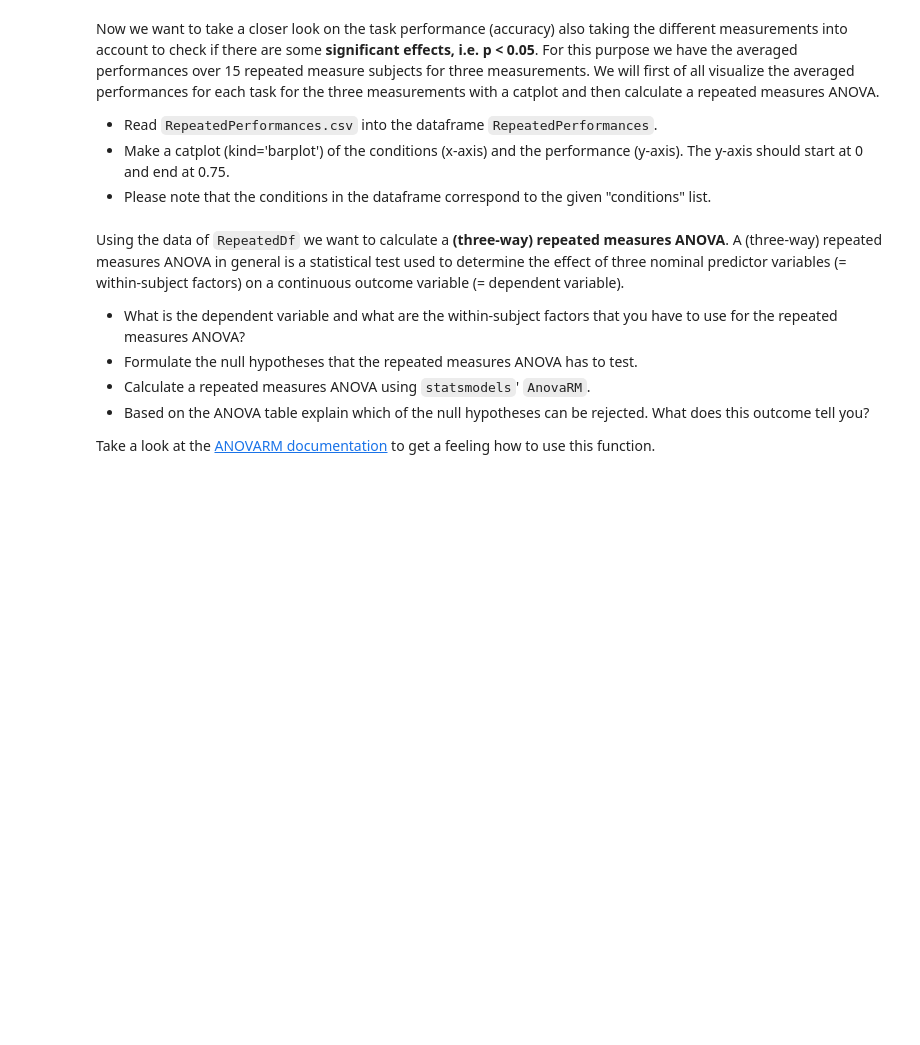
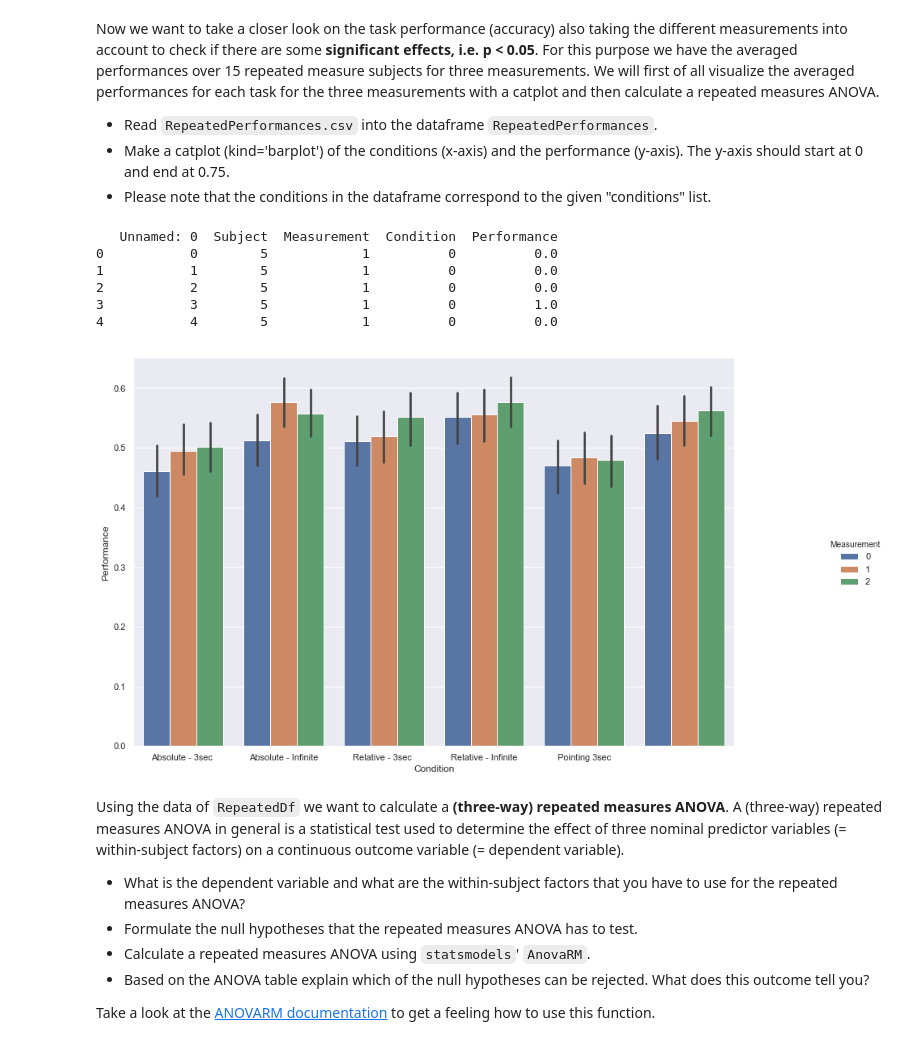
Before and after one commit to NBP-ACC/week-6-acc_5, a Jupyter notebook: sheet04.ipynb, the cells around one changed output. Saved outputs shown, nothing was run; the diff lists cells and outputs as text; code cells hidden in the pictures; blank space fills up the shorter version.

Commit message:
merged solution of task 1,2&3

```diff
--- a/sheet04.ipynb
+++ b/sheet04.ipynb
@@ -316,3 +315,27 @@ conditions = ["Absolute - 3sec ","Absolute - Infinite","Relative - 3sec ","Relat
+# %%
+#extracting data from csv file (as dataframe)
+PATH = os.getcwd() + "/Data/RepeatedPerformances.csv"
+RepeatedPerformances = pd.read_csv(PATH)
+
+print(RepeatedPerformances.head())
+# all conditions that occur in the experiment
+conditions = ["Absolute - 3sec ","Absolute - Infinite","Relative - 3sec ",
+              "Relative - Infinite","Pointing 3sec","Pointing - Infinite"]
+
+# plot the catplot and change the figure size
+g = sns.catplot(x='Condition', y='Performance', hue='Measurement', data=RepeatedPerformances,
+                kind='bar').set_titles("Average Performance in each task for three Measurements")
+g.fig.set_size_inches(15, 8)
+# name the ticks such that the contition is shown and not the number
+labels = plt.xticks([0,1,2,3,4], conditions)
+# %% [output]
+   Unnamed: 0  Subject  Measurement  Condition  Performance
+0           0        5            1          0          0.0
+1           1        5            1          0          0.0
+2           2        5            1          0          0.0
+3           3        5            1          0          1.0
+4           4        5            1          0          0.0
+[figure, added]
 # %%
 # create a usable dataframe for the following analysis
 repgroup = RepeatedPerformances.groupby(['Measurement','Subject','Condition'], as_index=False)['Performance'].mean()
```
Also changed, not shown: parts of 11 cells of this notebook.
